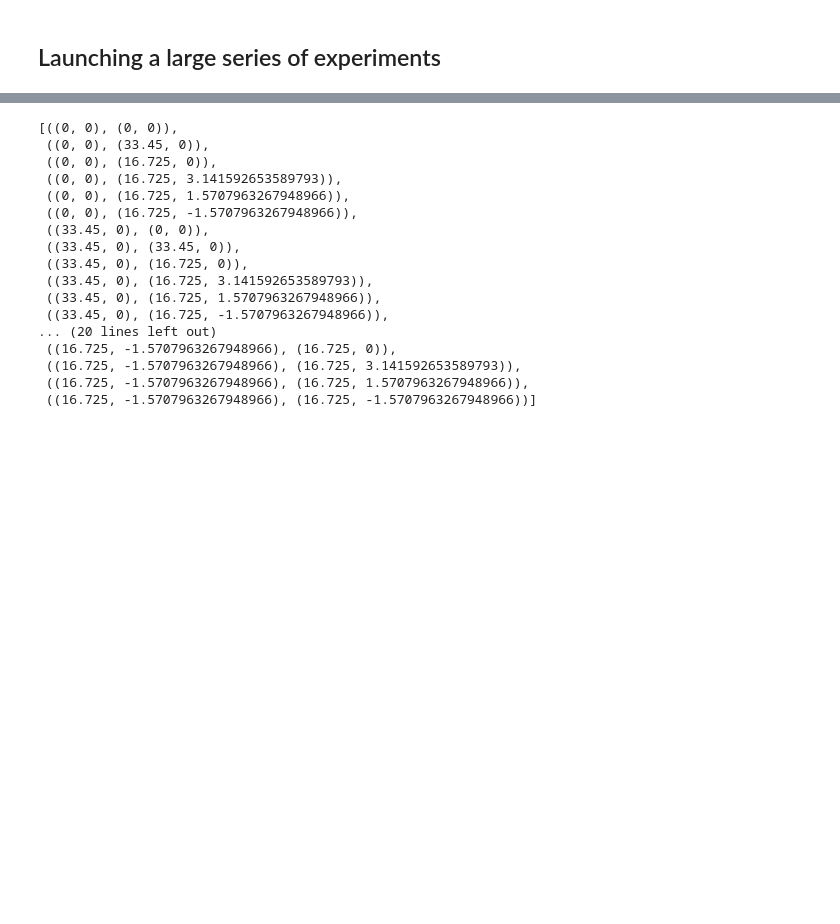
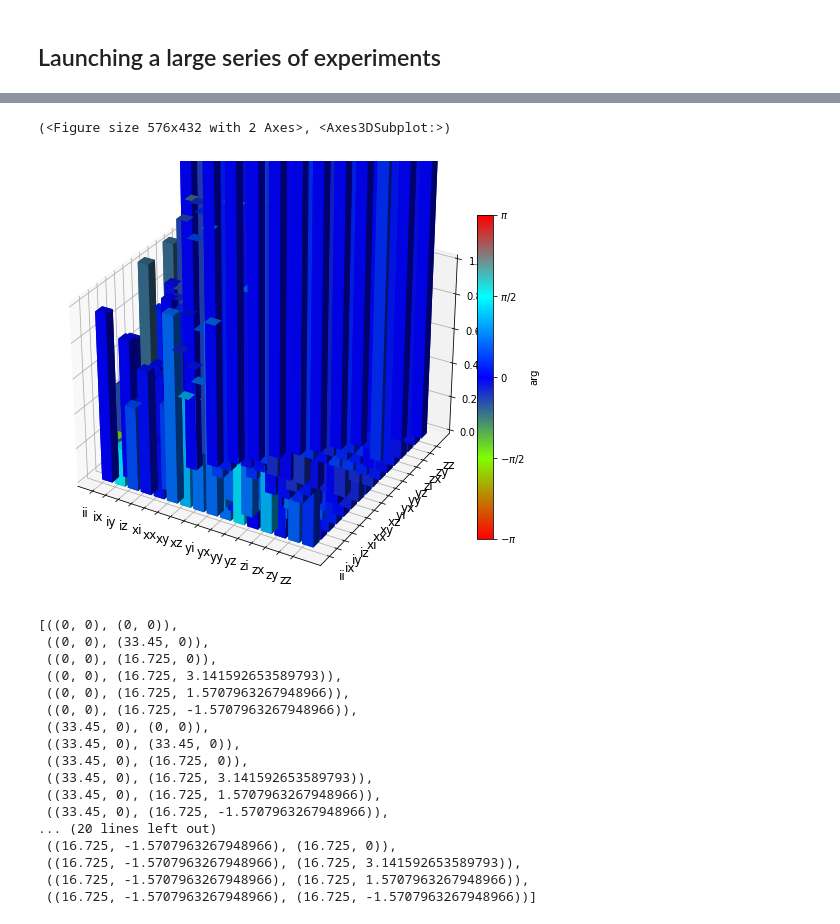
Before and after one commit to shanto268/Transmon_Examples, a Jupyter notebook: transmon-simulations/Quantum Tomography.ipynb, the cells around one changed output, grey strips where cells are left out. Saved outputs shown, nothing was run; the diff lists cells and outputs as text; code cells hidden in the pictures; blank space fills up the shorter version.

```diff
--- a/transmon-simulations/Quantum Tomography.ipynb
+++ b/transmon-simulations/Quantum Tomography.ipynb
@@ -95,3 +92,10 @@ Quantum object: dims = [[2, 2], [2, 2]], shape = (4, 4), type = oper, isherm = T
+# %%
+chi = Tomography.x_to_chi(random.rand(256))
+# %%
+qpt_plot_combined(chi, xlabels)
+# %% [output]
+(<Figure size 576x432 with 2 Axes>, <Axes3DSubplot:>)
+[figure, added]
 # %%
 T._2q_rotations
 # %% [output]
```
Also changed, not shown: parts of 6 cells of this notebook.
